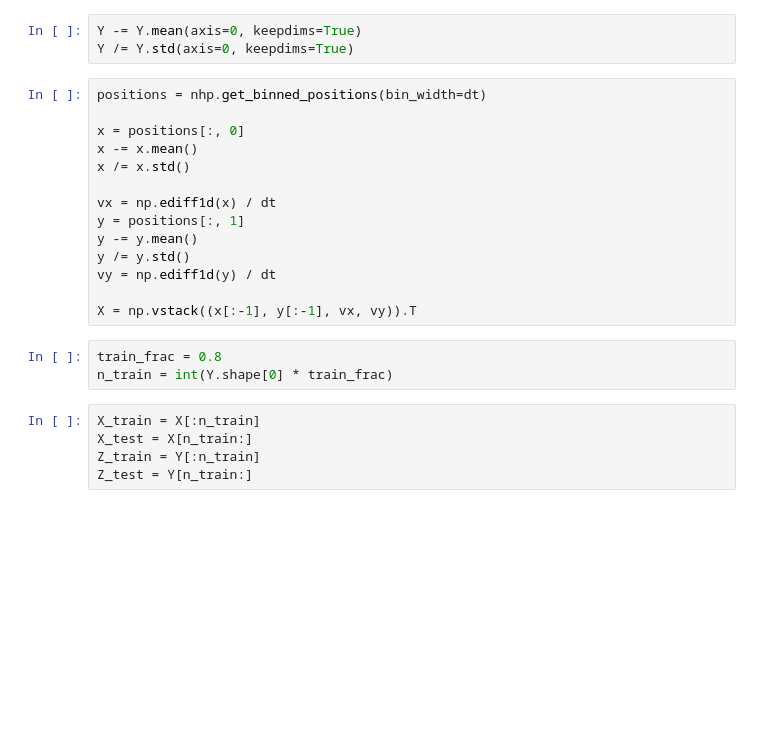
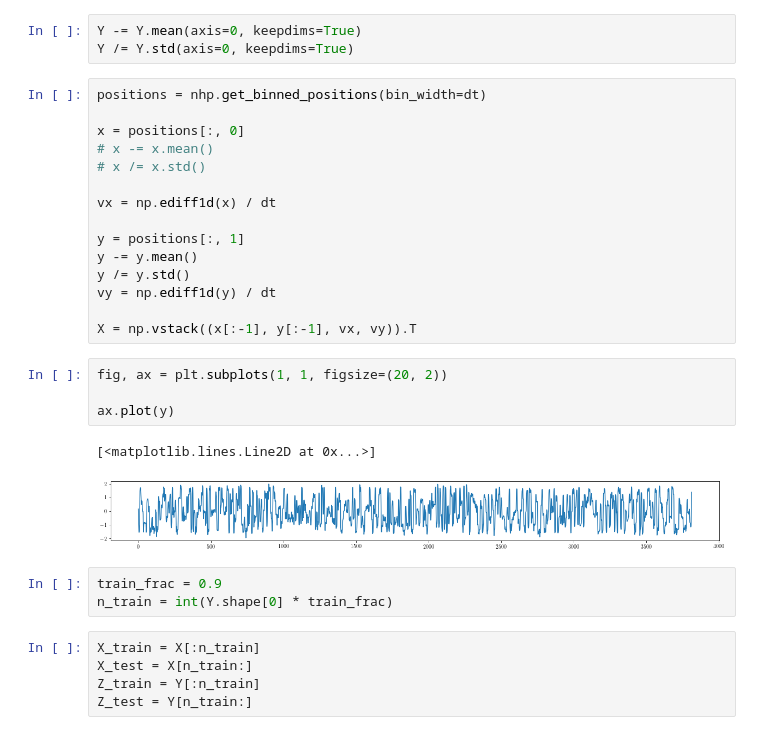
Before and after one commit to pssachdeva/uoi_neuroscience, a Jupyter notebook: cur/kalman.ipynb, the cells around one changed output. Drawn from its saved outputs; the diff is of its cells as text; blank space fills up the shorter version.

```diff
--- a/cur/kalman.ipynb
+++ b/cur/kalman.ipynb
@@ -26,18 +26,26 @@ Y /= Y.std(axis=0, keepdims=True)
 positions = nhp.get_binned_positions(bin_width=dt)
 
 x = positions[:, 0]
-x -= x.mean()
-x /= x.std()
+# x -= x.mean()
+# x /= x.std()
 
 vx = np.ediff1d(x) / dt
+
 y = positions[:, 1]
 y -= y.mean()
 y /= y.std()
 vy = np.ediff1d(y) / dt
 
 X = np.vstack((x[:-1], y[:-1], vx, vy)).T
+# %%
+fig, ax = plt.subplots(1, 1, figsize=(20, 2))
+
+ax.plot(y)
+# %% [output]
+[<matplotlib.lines.Line2D at 0x...>]
+[figure, added]
 # %%
-train_frac = 0.8
+train_frac = 0.9
 n_train = int(Y.shape[0] * train_frac)
 # %%
 X_train = X[:n_train]
```
Also changed, not shown: parts of 20 cells of this notebook, 1 other file.
